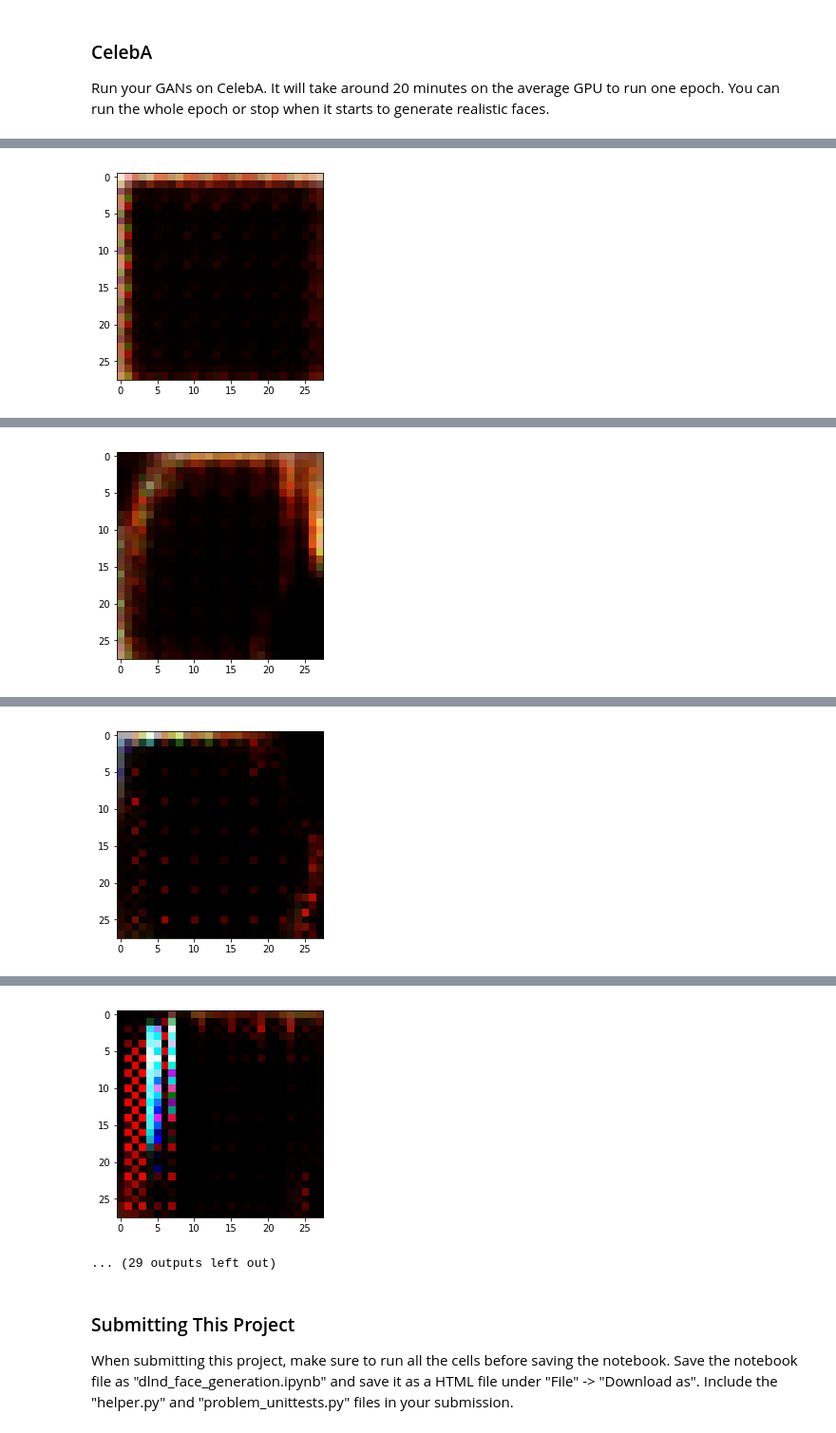
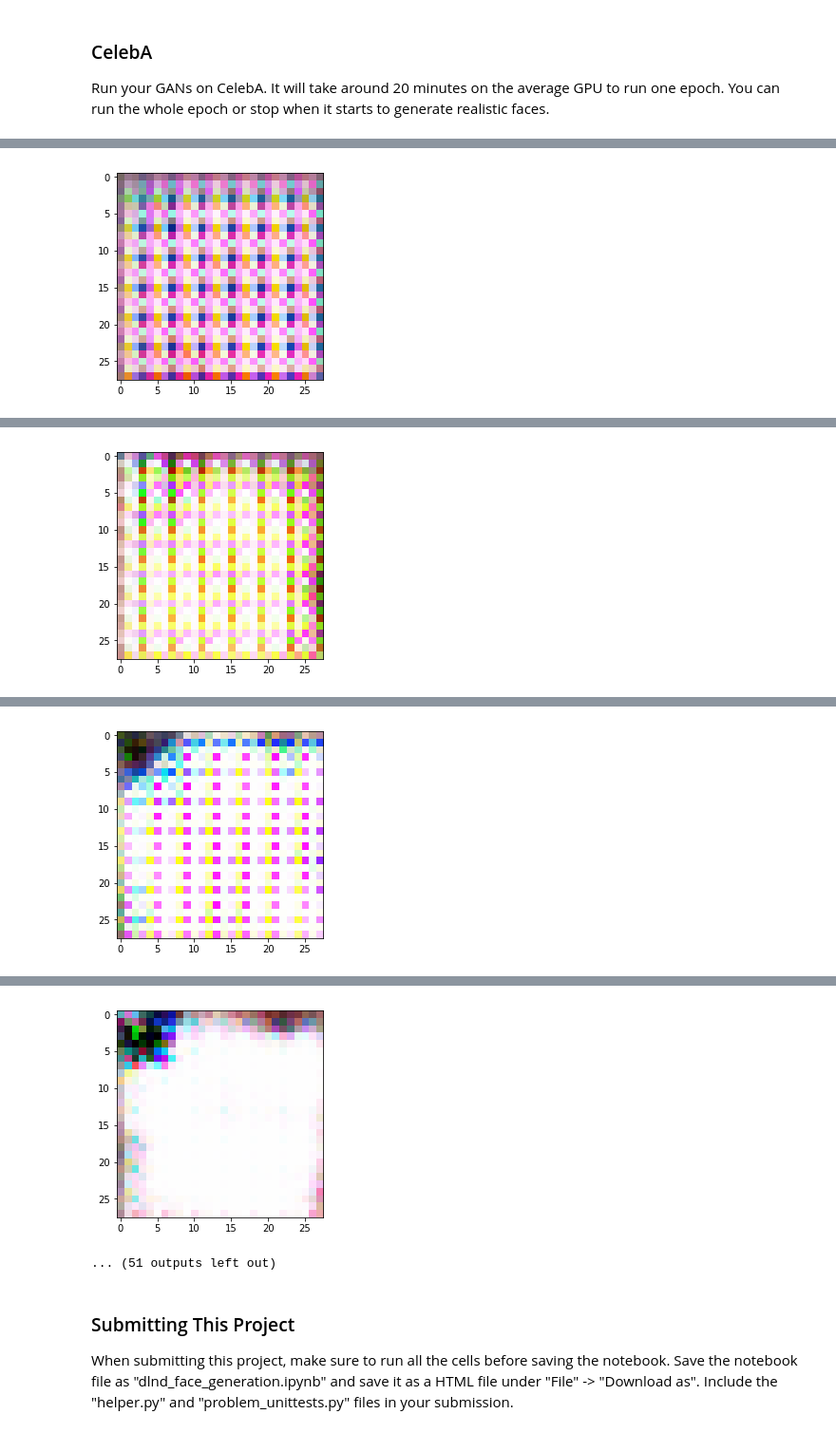
Before and after one commit to becomedragon/udacity_project_5, a Jupyter notebook: dlnd_face_generation.ipynb, the cells around one changed output, grey strips where cells are left out. Shown at 95% size. Drawn from its saved outputs; the diff is of its cells as text; code cells hidden in the pictures.

```diff
--- a/dlnd_face_generation.ipynb
+++ b/dlnd_face_generation.ipynb
@@ -155,23 +160,23 @@ def discriminator(images, reuse=False):
 
     with tf.variable_scope('discriminator', reuse=reuse):
         # Input layer is 28x28*X
-        x1 = tf.layers.conv2d(images, 64, 5, strides=2, padding='same')
-        relu1 = tf.maximum(0.2 * x1, x1)
+        x1 = tf.layers.conv2d(images, 64, 5, strides=2, padding='same',kernel_initializer=tf.contrib.layers.xavier_initializer())
+        relu1 = tf.maximum(0.1 * x1, x1)
         # 14x14x64
 
-        x2 = tf.layers.conv2d(relu1, 128, 5, strides=2, padding='same')
+        x2 = tf.layers.conv2d(relu1, 128, 5, strides=2, padding='same',kernel_initializer=tf.contrib.layers.xavier_initializer())
         bn2 = tf.layers.batch_normalization(x2, training=True)
-        relu2 = tf.maximum(0.2 * bn2, bn2)
+        relu2 = leaky_relu(bn2)
         # 7x7x128
 
-        x2 = tf.layers.conv2d(relu1, 256, 5, strides=2, padding='same')
+        x2 = tf.layers.conv2d(relu1, 256, 5, strides=2, padding='same',kernel_initializer=tf.contrib.layers.xavier_initializer())
         bn2 = tf.layers.batch_normalization(x2, training=True)
-        relu2 = tf.maximum(0.2 * bn2, bn2)
+        relu2 = leaky_relu(bn2)
         # 4x4x256
 
-        x2 = tf.layers.conv2d(relu1, 512, 5, strides=2, padding='same')
+        x2 = tf.layers.conv2d(relu1, 512, 5, strides=2, padding='same',kernel_initializer=tf.contrib.layers.xavier_initializer())
         bn2 = tf.layers.batch_normalization(x2, training=True)
-        relu2 = tf.maximum(0.2 * bn2, bn2)
+        relu2 = leaky_relu(bn2)
         # 2x2x512
 
         # Flatten it
@@ -206,12 +211,12 @@ def generator(z, out_channel_dim, is_train=True):
         # Reshape it to start the convolutional stack
         x1 = tf.reshape(x1, (-1, 7, 7, 512))
         x1 = tf.layers.batch_normalization(x1, training=is_train)
-        x1 = tf.maximum(0.2 * x1, x1)
+        x1 = leaky_relu(x1)
         # 7x7x512 now
 
         x2 = tf.layers.conv2d_transpose(x1, 256, 5, strides=2, padding='same')
         x2 = tf.layers.batch_normalization(x2, training=is_train)
-        x2 = tf.maximum(0.2 * x2, x2)
+        x2 = leaky_relu(x2)
         # 14x14x256 now
 
         # Output layer
@@ -242,16 +247,17 @@ def model_loss(input_real, input_z, out_channel_dim):
     :return: A tuple of (discriminator loss, generator loss)
     """
     # TODO: Implement Function
+    smooth = 0.05
     g_model = generator(input_z, out_channel_dim)
     d_model_real, d_logits_real = discriminator(input_real)
     d_model_fake, d_logits_fake = discriminator(g_model, reuse=True)
 
     d_loss_real = tf.reduce_mean(
-        tf.nn.sigmoid_cross_entropy_with_logits(logits=d_logits_real, labels=tf.ones_like(d_model_real)))
+        tf.nn.sigmoid_cross_entropy_with_logits(logits=d_logits_real, labels=tf.ones_like(d_model_real) * (1 - smooth)))
     d_loss_fake = tf.reduce_mean(
         tf.nn.sigmoid_cross_entropy_with_logits(logits=d_logits_fake, labels=tf.zeros_like(d_model_fake)))
     g_loss = tf.reduce_mean(
-        tf.nn.sigmoid_cross_entropy_with_logits(logits=d_logits_fake, labels=tf.ones_like(d_model_fake)))
+        tf.nn.sigmoid_cross_entropy_with_logits(logits=d_logits_fake, labels=tf.ones_like(d_model_fake) * (1 - smooth)))
 
     d_loss = d_loss_real + d_loss_fake
 
@@ -366,11 +377,14 @@ def train(epoch_count, batch_size, z_dim, learning_rate, beta1, get_batches, dat
 
                 # Sample random noise for G
                 batch_z = np.random.uniform(-1, 1, size=(batch_size, z_dim))
-                batch_z = batch_z.reshape(batch_size, z_dim)
 
                 # TODO: Train Model
-                batch_images = batch_images.reshape(batch_size, data_shape[1], data_shape[2], data_shape[3])
-                batch_images = batch_images*2 - 1
+#                 batch_images = batch_images.reshape(batch_size, data_shape[1], data_shape[2], data_shape[3])
+#                 batch_images = batch_images*2 - 1
+
+#                 print('batch_images')
+#                 print(batch_images)
+#                 print('\n')
 
                 # Run optimizers
                 _ = sess.run(d_train_opt, feed_dict={input_real: batch_images, input_z: batch_z})
@@ -485,10 +499,10 @@ Epoch 1/2... Discriminator Loss: 0.0086... Generator Loss: 5.2678
 ### CelebA
 Run your GANs on CelebA.  It will take around 20 minutes on the average GPU to run one epoch.  You can run the whole epoch or stop when it starts to generate realistic faces.
 # %%
-batch_size = 100
+batch_size = 64
 z_dim = 100
 learning_rate = 0.002
-beta1 = 0.001
+beta1 = 0.01
 
 
 """
@@ -536 +550 @@ Epoch 1/1... Discriminator Loss: 1.1349... Generator Loss: 1.3746
-[figure, old version]
+[figure, new version]
@@ -547 +561 @@ Epoch 1/1... Discriminator Loss: 1.3544... Generator Loss: 0.9590
-[figure, old version]
+[figure, new version]
@@ -558 +572 @@ Epoch 1/1... Discriminator Loss: 0.7024... Generator Loss: 2.5000
-[figure, old version]
+[figure, new version]
@@ -569,5 +583,5 @@ Epoch 1/1... Discriminator Loss: 0.2680... Generator Loss: 2.4044
-[figure, old version]
+[figure, new version]
-... (29 outputs left out)
+... (51 outputs left out)
 # %% [markdown]
 ### Submitting This Project
 When submitting this project, make sure to run all the cells before saving the notebook. Save the notebook file as "dlnd_face_generation.ipynb" and save it as a HTML file under "File" -> "Download as". Include the "helper.py" and "problem_unittests.py" files in your submission.
```
Also changed, not shown: parts of 5 cells of this notebook, 1 other file.
